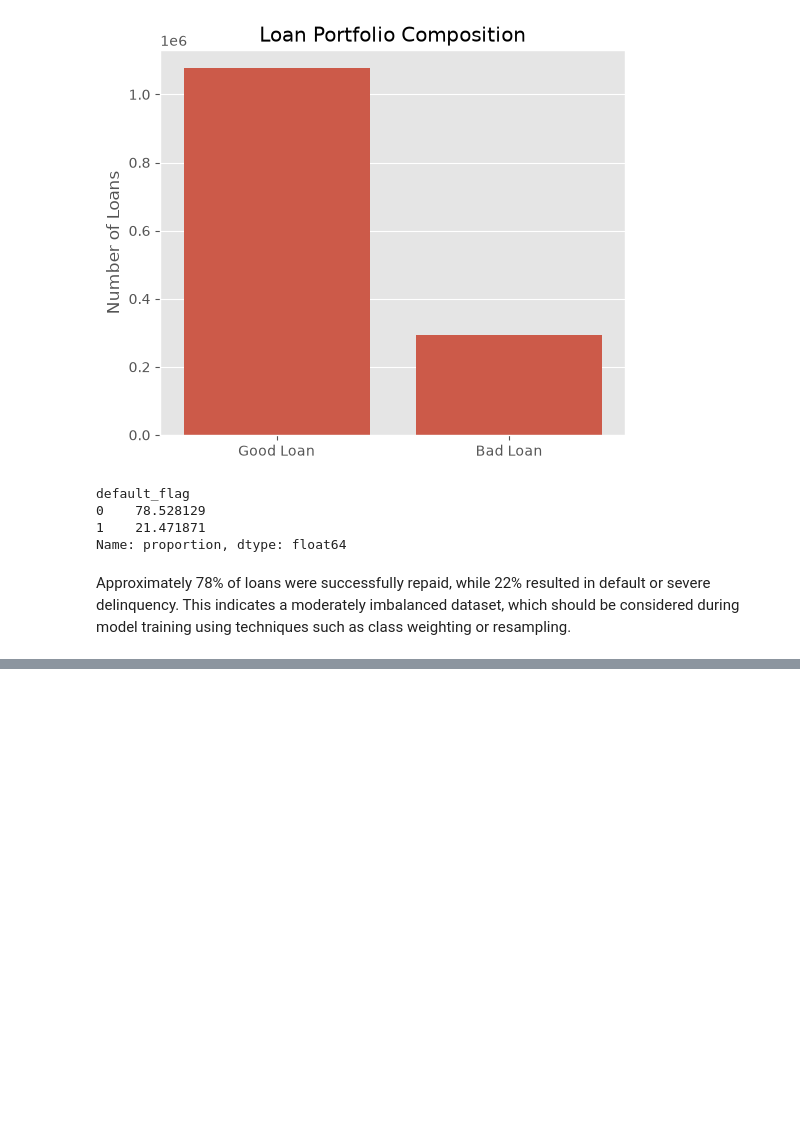
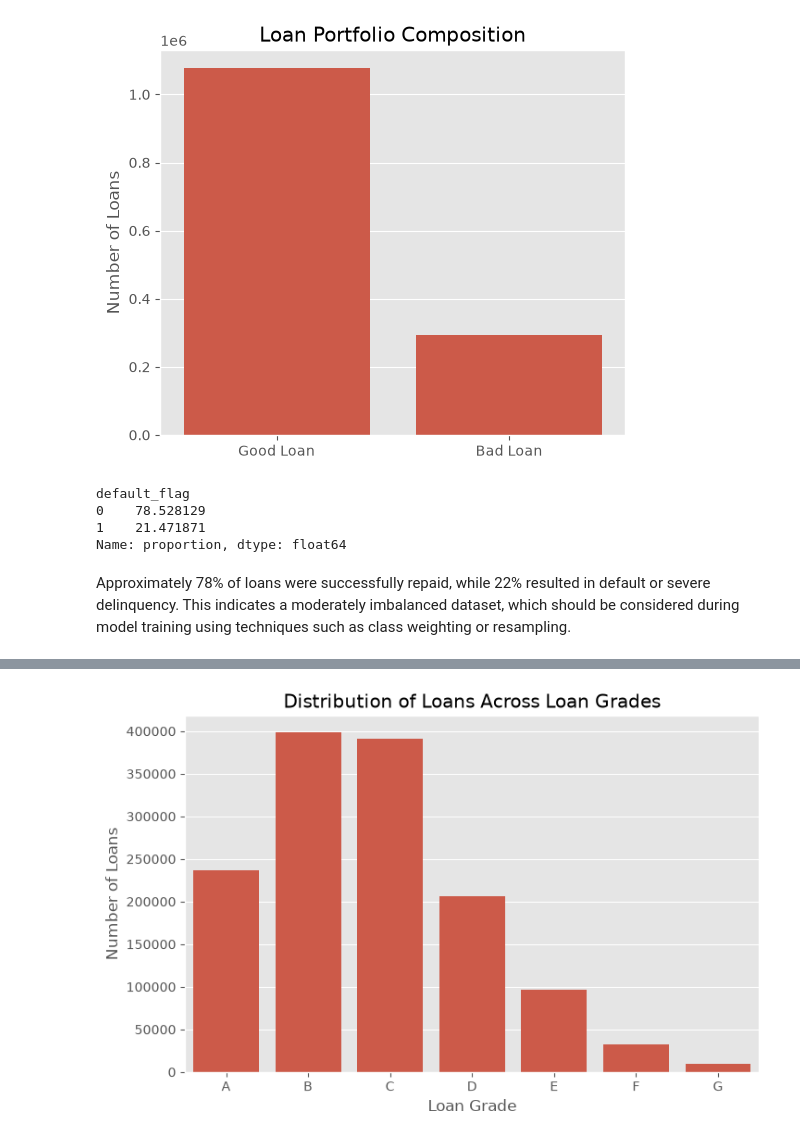
Before and after one commit to purvapatil565/Credit-Risk-Portfolio-Analytics, a Jupyter notebook: notebooks/04_exploratory_data_analysis.ipynb, the cells around one changed output, grey strips where cells are left out. Cells and saved outputs as stored; diff of their text form; code cells hidden in the pictures; blank space fills up the shorter version.

```diff
--- a/notebooks/04_exploratory_data_analysis.ipynb
+++ b/notebooks/04_exploratory_data_analysis.ipynb
@@ -509,0 +556,20 @@ Approximately 78% of loans were successfully repaid, while 22% resulted in defau
+# %%
+# Loan Grade Distribution
+
+plt.figure(figsize=(8,5))
+
+sns.countplot(
+    data=loan_df,
+    x="grade",
+    order=sorted(loan_df["grade"].unique())
+)
+
+plt.title("Distribution of Loans Across Loan Grades")
+
+plt.xlabel("Loan Grade")
+
+plt.ylabel("Number of Loans")
+
+plt.show()
+# %% [output]
+[figure, added]
```
Also changed, not shown: parts of 25 cells of this notebook.
